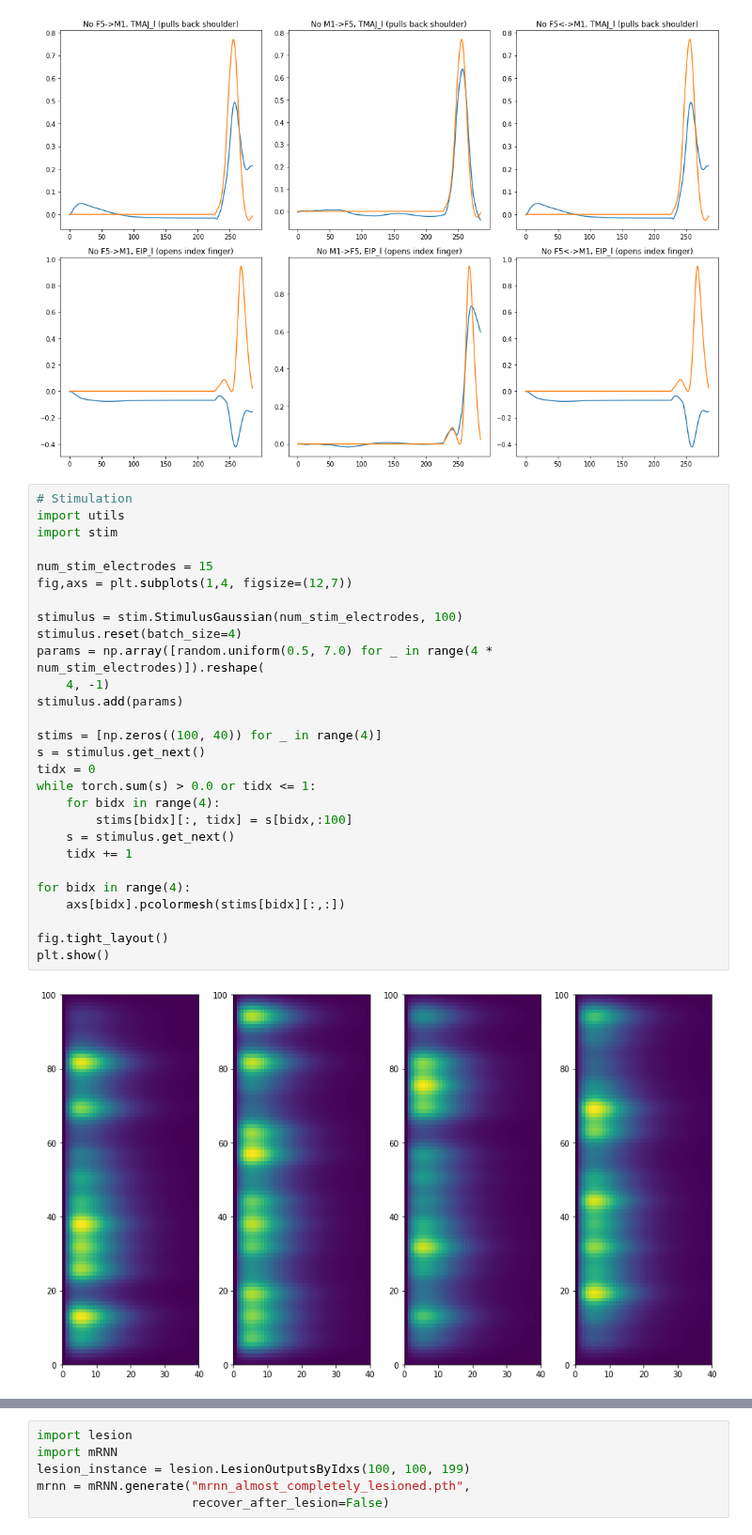
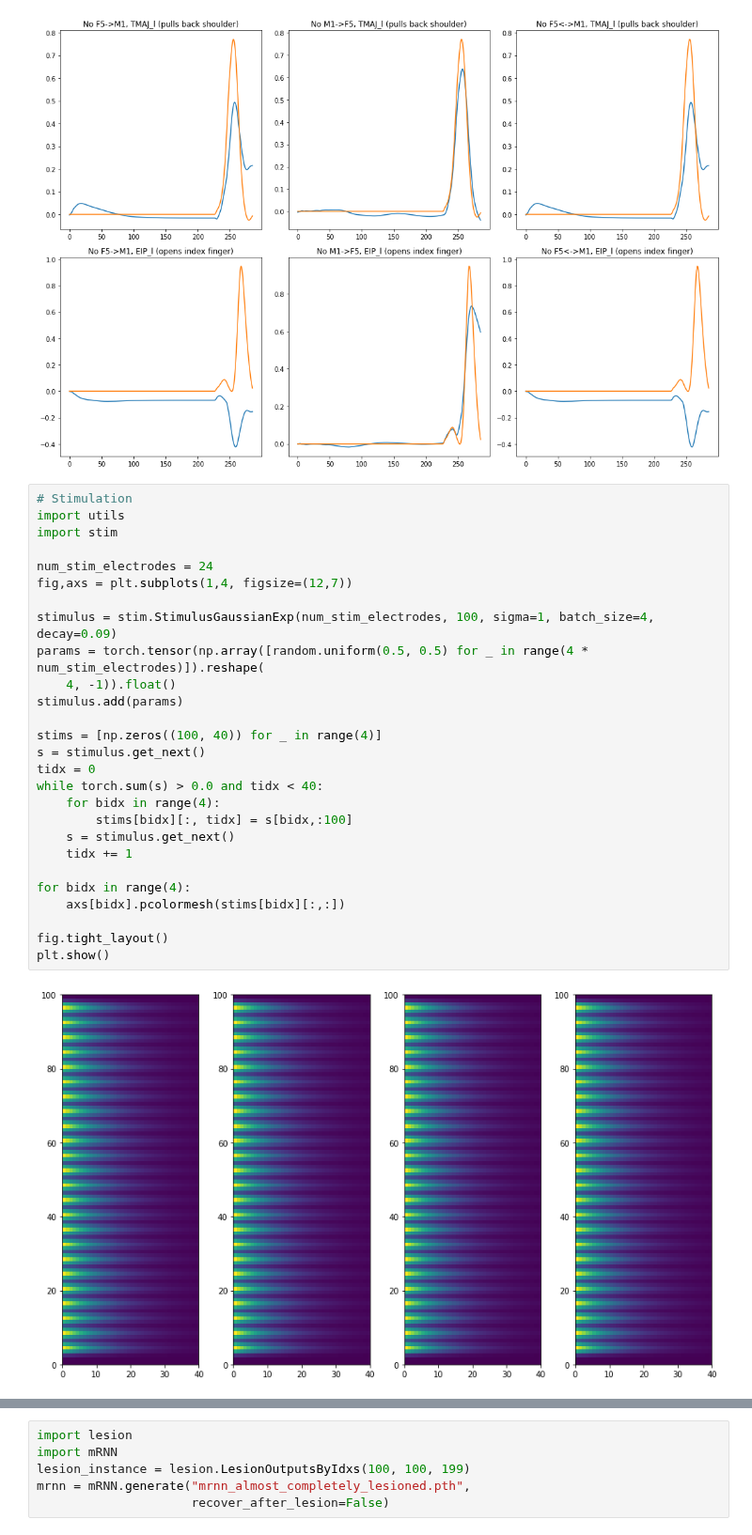
Before and after one commit to mmattb/coproc-poc, a Jupyter notebook: grasp-coproc.ipynb, the cells around one changed output, grey strips where cells are left out. Shown at 94% size. Drawn from its saved outputs; the diff is of its cells as text.

```diff
--- a/grasp-coproc.ipynb
+++ b/grasp-coproc.ipynb
@@ -247,30 +247,29 @@ plt.show()
 # %%
 # Stimulation
 import utils
 import stim
 
-num_stim_electrodes = 15
+num_stim_electrodes = 24
 fig,axs = plt.subplots(1,4, figsize=(12,7))
 
-stimulus = stim.StimulusGaussian(num_stim_electrodes, 100)
-stimulus.reset(batch_size=4)
-params = np.array([random.uniform(0.5, 7.0) for _ in range(4 * num_stim_electrodes)]).reshape(
-    4, -1)
+stimulus = stim.StimulusGaussianExp(num_stim_electrodes, 100, sigma=1, batch_size=4, decay=0.09)
+params = torch.tensor(np.array([random.uniform(0.5, 0.5) for _ in range(4 * num_stim_electrodes)]).reshape(
+    4, -1)).float()
 stimulus.add(params)
 
 stims = [np.zeros((100, 40)) for _ in range(4)]
 s = stimulus.get_next()
 tidx = 0
-while torch.sum(s) > 0.0 or tidx <= 1:
+while torch.sum(s) > 0.0 and tidx < 40:
     for bidx in range(4):
         stims[bidx][:, tidx] = s[bidx,:100]
     s = stimulus.get_next()
     tidx += 1
 
 for bidx in range(4):
     axs[bidx].pcolormesh(stims[bidx][:,:])
 
 fig.tight_layout()
 plt.show()
 # %% [output]
-[figure, old version]
+[figure, new version]
```
Also changed, not shown: parts of 4 cells of this notebook, 4 other files.
